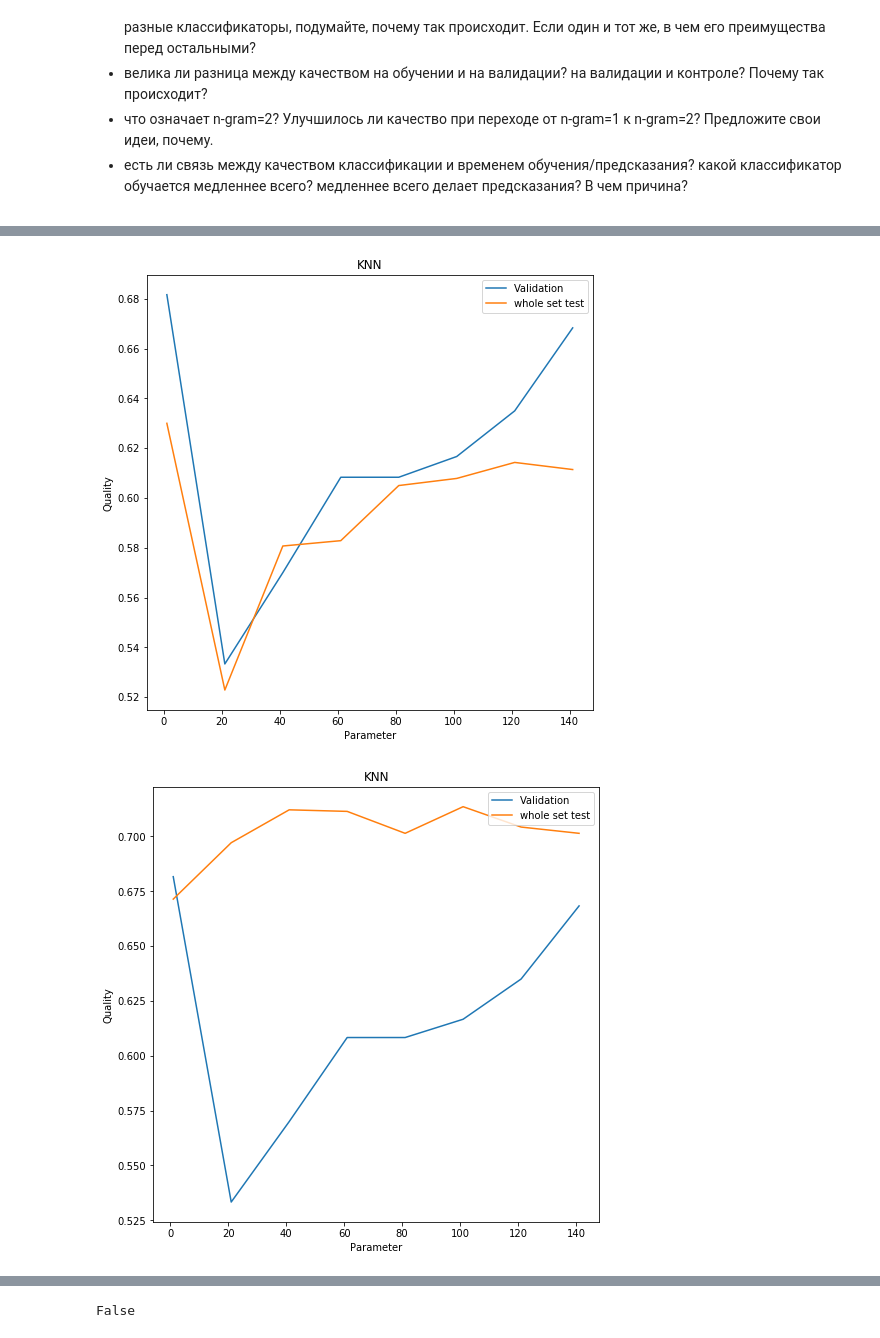
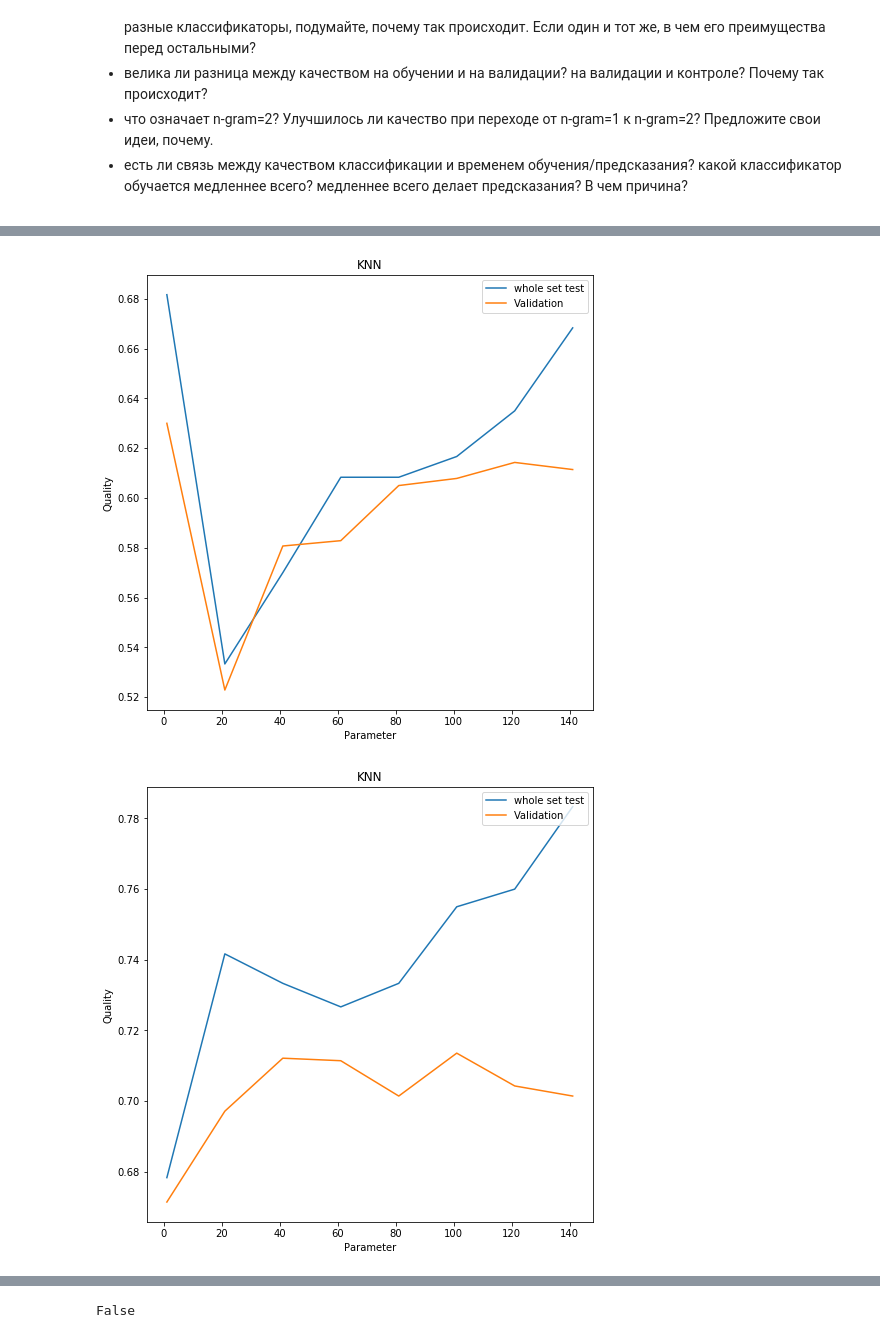
Before and after one commit to BobrG/IreneGit, a Jupyter notebook: hw2.ipynb, the cells around one changed output, grey strips where cells are left out. Cells and saved outputs as stored; diff of their text form; code cells hidden in the pictures.

Commit message:
finished task 3 and 4

```diff
--- a/hw2.ipynb
+++ b/hw2.ipynb
@@ -340,22 +340,25 @@ def hyperparams_info(model, dt, l, ngr):
     kfld=KFold(n_splits=4, random_state=12345, shuffle=True)
     # quality on validation fold;
     qual_valid = []
+    qual_train = []
     for i_tr, i_tst in kfld.split(dt):
         # tuning tfidf on training folds;
         vec = TfidfVectorizer(lowercase=True, ngram_range=(ngr,ngr))
         tr = vec.fit_transform(dt[i_tr])
         tmp.fit(tr, l[i_tr])
-        qual_valid.append(accuracy_score(tmp.predict(vec.transform(dt[i_tst])), l[i_tst]))
+        tst = vec.transform(dt[i_tst])
+        qual_train.append(accuracy_score(tmp.predict(tr), l[i_tr]))
+        qual_valid.append(accuracy_score(tmp.predict(tst), l[i_tst]))
     # return mean quality of validation;
-    return np.mean(qual_valid)
+    return np.mean(qual_valid), np.mean(qual_train)
 
 def plotting(qual, model_name):
     param = [i[0] for i in qual]
     fig1 = plt.figure(figsize=(8,8))
     ax1 = plt.subplot()
-    ax1.plot(param, [i[2] for i in qual], label='Validation')
+    ax1.plot(param, [i[2] for i in qual], label='whole set test')
     ax2 = plt.subplot()
-    ax2.plot(param, [i[1] for i in qual], label='whole set test')
+    ax2.plot(param, [i[1] for i in qual], label='Validation')
     plt.legend(loc=1, ncol=1)
     plt.xlabel('Parameter')
     plt.ylabel('Quality')
@@ -380,46 +383,51 @@ def time_measure(model, train, test, labels, ii):
     %time model.predict(test)
 # %%
 # KNearestNeighbors;
-qual = np.zeros((len(ns), 3))
+qual = np.zeros((len(ns), 4))
 # qual[0] - parameter;
 # qual[1] - validation score;
-# qual[2] - train score;
-
+# qual[2] - whole set score;
+# qual[3] - train score;
 # repeat for ngrams=1 and =2
 for ngr in range(1, 3):
+    qual = np.zeros((len(ns), 4))
     j = 0
-    #ngrams = (ngr,ngr)
     # for each hyperparameter determine model, call function for crossvalidation on 4 folds
     # and train model on training set;
     for i in ns:
         knc_ = KNeighborsClassifier(n_neighbors=i)
         qual[j][0] = i
-        qual[j][1] = hyperparams_info(knc_, np.asarray(X_train), np.asarray(y_train), ngr)
-        # fit best model on train data and validate on test from task 1;
-        knc_.fit(df_train, y_train)
-        qual[j][2] = accuracy_score(knc_.predict(df_test), y_test)
+        qual[j][1], qual[j][3] = hyperparams_info(knc_, np.asarray(X_train), np.asarray(y_train), ngr)
+        # get score on test
+        vec = TfidfVectorizer(lowercase=True, ngram_range=(ngr, ngr))
+        tr = vec.fit_transform(X_train)
+        ts = vec.transform(X_test)
+        knc_.fit(tr, y_train)
+        qual[j][2] = accuracy_score(knc_.predict(ts), y_test)
         j += 1
+
     # plot quality-parameter dependence;
     plotting(qual, 'KNN')
+
+    #printing full arrays with velidation and train results;
+    print('Parameters:', [i[0] for i in qual],
+          'Validation results:', [i[1] for i in qual],
+          'Train results:', [i[3] for i in qual],
+          sep='\n')
+
     # find best validation result;
     tmp = max(qual, key=lambda a: a[1])
     print('------------------Best-validation------------------',
-          'ngrams - {}'.format(ngrams),
+          'ngrams - {}'.format(ngr),
           'n-neigbours - {}'.format(tmp[0]),
           'result validation - {}'.format(tmp[1]),
            sep = '\n'
          )
-    # fit best model on train data and validate on test from task 1;
-    vec = TfidfVectorizer(lowercase=True, ngram_range=ngrams)
-    tr = vec.fit_transform(X_train)
-    ts = vec.transform(X_test)
-    knc_ = KNeighborsClassifier(n_neighbors=int(tmp[0]))
-    knc_.fit(tr, y_train)
-    y_pred = knc_.predict(ts)
+
     print('\n------------------Testing-best-model------------------',
           'n-neigbours - {}'.format(tmp[0]),
-          'ngrams - {}'.format(ngrams),
-          'Result: {}'.format(accuracy_score(y_test, y_pred)),
+          'ngrams - {}'.format(ngr),
+          'Result: {}'.format(tmp[2]),
           sep='\n'
          )
     print('\nTime measurement')
@@ -445,5 +453,5 @@ Wall time: 241 ms
-[figure, old version]
+[figure, new version]
-[figure, old version]
+[figure, new version]
 # %%
 #LogisticRegression
 lst = [[],[]]
```
Also changed, not shown: parts of 21 cells of this notebook.
